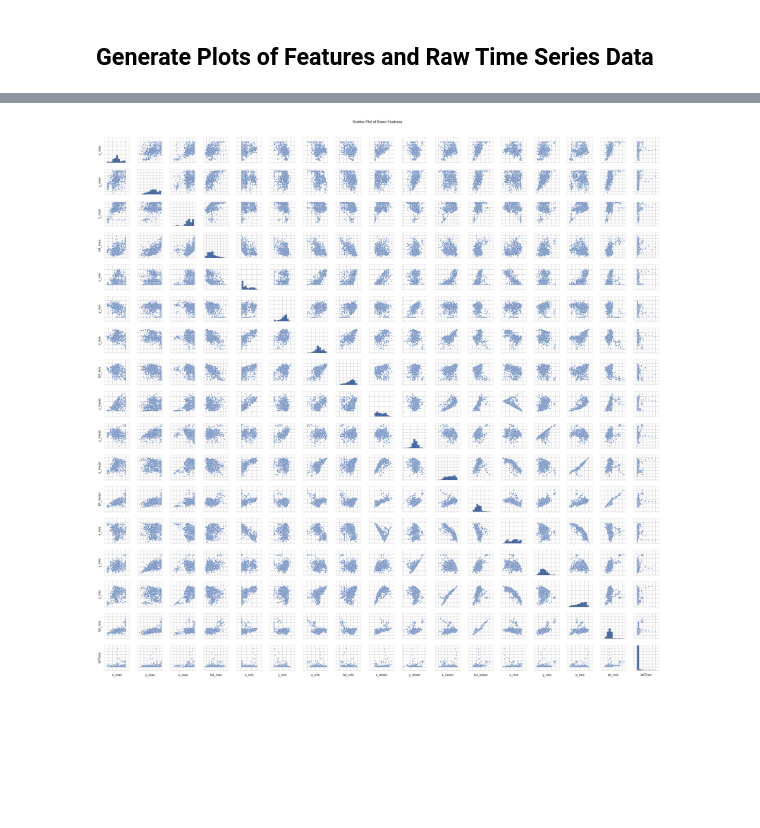
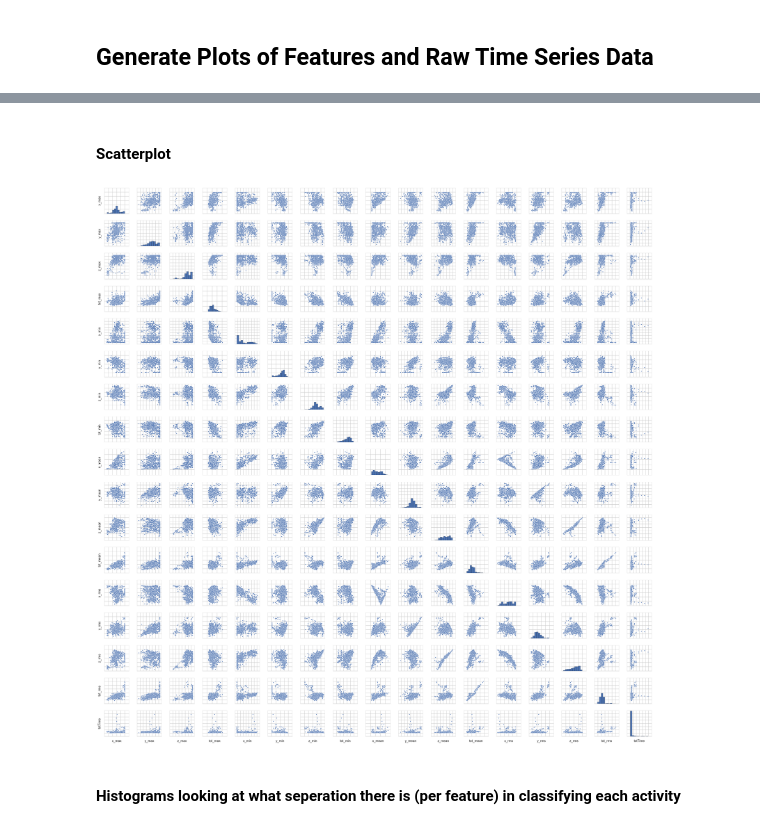
Before and after one commit to matt-gordon/DS-DC-13-Final-Project, a Jupyter notebook: Exploratory Data Analysis.ipynb, the cells around one changed output, grey strips where cells are left out. Cells and saved outputs as stored; diff of their text form; code cells hidden in the pictures; blank space fills up the shorter version.

```diff
--- a/Exploratory Data Analysis.ipynb
+++ b/Exploratory Data Analysis.ipynb
@@ -52,16 +56,15 @@ Process the individual files in organise them for easy use during the feature en
 # contained in MANUAL.txt
 """"
 Acceleration data recorded in the dataset are coded according to the following mapping:
-	[0; +63] = [-1.5g; +1.5g]
+[0; +63] = [-1.5g; +1.5g]
 The conversion rule to extract the real acceleration value from the coded value is the following:
-	real_val = -1.5g + (coded_val/63)*3g
+real_val = -1.5g + (coded_val/63)*3g
 """""
 def convertAccel(filepath):
     # open the file
     df = pd.read_csv(filepath,sep=' ',names = ['x','y','z'],header=None)
-    # convert each value using equation
-    df = df.applymap(lambda x: -1.5 + (x/63.0)*3)
-    # output the file as filename-converted.txt
+    # convert each value to gravity using equation then convert to ms^-2
+    df = df.applymap(lambda x: (-1.5 + (x/63.0)*3)*9.80665)
     return df
 # %%
 # function to creates a list of tuples with format (filename,[accelerometer data],activity)
@@ -150,5 +134,5 @@ def createFeatures(activityTuple):
     return features
 # %%
 # Generate a dataframe of features
-featuresDF = createFeatures(dataList)
+masterFeaturesDF = createFeatures(dataList)
 # %%
@@ -185,7 +169,7 @@ dtype: object
 # %%
 # The features dataframe has been initialised as all objects whereas all columns other than activity should be float.
 # Convert to correct data type so can create plots in exploratory analysis
-col_names = featuresDF.columns
+col_names = masterFeaturesDF.columns
 col_names = col_names[0:(len(col_names)-1)]  # drop activity from col_names
-featuresDF[col_names] = featuresDF[col_names].astype(float)
-featuresDF.activity = featuresDF.activity.astype(str)
+masterFeaturesDF[col_names] = masterFeaturesDF[col_names].astype(float)
+masterFeaturesDF.activity = masterFeaturesDF.activity.astype(str)
@@ -241,7 +228,7 @@ for activity in dataset.columns:
         z_list.columns = [colNameZ]
         dfZ = pd.concat([dfZ,z_list],axis = 1)
 
-    #sns.set_style("white")
+    sns.set_style("white")
     sns.set(font_scale=2)
     plt.figure(figsize=(18.5,10.5))
     plt.plot(np.arange(0,len(dfX)*(1/32.0),(1/32.0)),dfX)
@@ -284,16 +281,18 @@ plt.ion()
+# %% [markdown]
+#### Scatterplot
 # %%
 # Plot a seaborn pairplot for relationship between features.  Save in Plots/Pair/ folder
 sns.set()
 sns.set(style="whitegrid")
 sns.set_context("poster")
-g = sns.pairplot(featuresDF)
-g.fig.suptitle('Scatter Plot of Basic Features', verticalalignment='top', fontsize=20)
-plt.subplots_adjust(top=0.95)
+g = sns.pairplot(masterFeaturesDF)
 g.set(xticklabels=[])
 g.set(yticklabels=[])
-plt.savefig("../Plots/Pair/"+"FeaturePairPlot.png",dpi=200)
+plt.savefig("../Plots/Pair/FeaturePairPlot.png",dpi=200)
 # %% [output]
-[figure, old version]
+[figure, new version]
+# %% [markdown]
+#### Histograms looking at what seperation there is (per feature) in classifying each activity
 # %%
 # For each feature, print a histogram for each activity for True/False (is/is not) that activity to see how
 # much the data overlaps and whether there are any good features that show good seperation between the two sets
```
Also changed, not shown: parts of 36 cells of this notebook, 3 other files.
